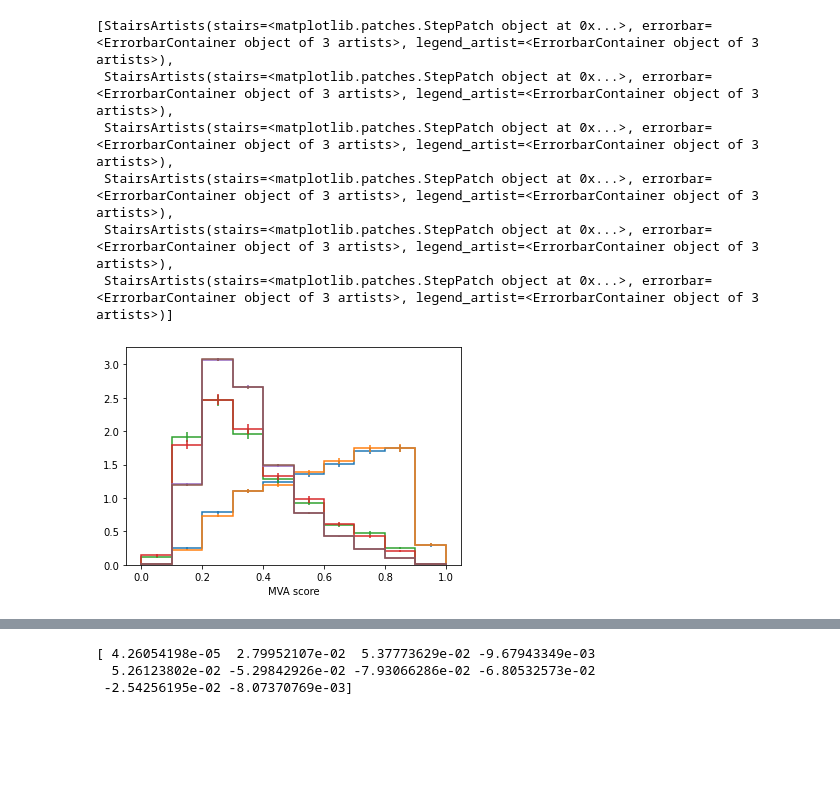
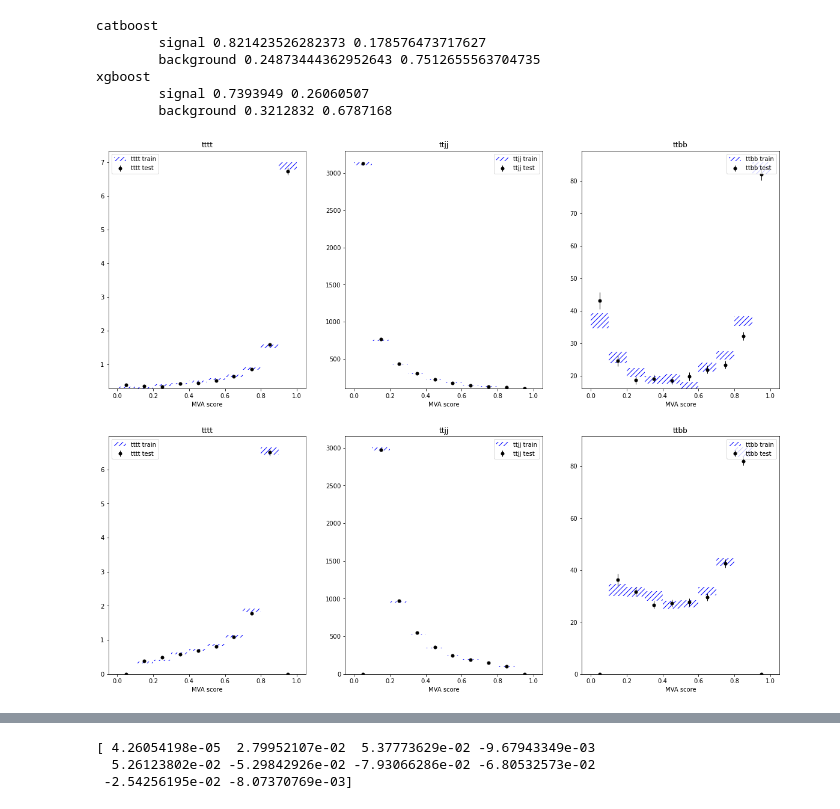
Before and after one commit to NJManganelli/FourTopNAOD, a Jupyter notebook: RDF/BDTTesting.ipynb, the cells around one changed output, grey strips where cells are left out. Saved outputs shown, nothing was run; the diff lists cells and outputs as text; code cells hidden in the pictures; blank space fills up the shorter version.

```diff
--- a/RDF/BDTTesting.ipynb
+++ b/RDF/BDTTesting.ipynb
@@ -932,14 +1090,18 @@ iterative_run = processor.Runner(
     maxchunks=None,
 )
 nmf = []
-if model_vLF is not None:
-    nmf.append(("vLF", model_vLF, TRAIN_vLF))
-if model_vHF is not None:
-    nmf.append(("vHF", model_vHF, TRAIN_vHF))
-if model_nested_layer1 is not None:
-    nmf.append(("nested_layer1", model_nested_layer1, TRAIN_nested_layer1))
-if model_nested_layer2 is not None:
-    nmf.append(("nested_layer2", model_nested_layer2, TRAIN_nested_layer2))
+for m_mode in opt_models:
+    for classifier in opt_models[m_mode]:
+        if opt_models[m_mode][classifier] is not None:
+            nmf.append((f"{classifier}_{mode}", opt_models[m_mode][classifier], model_inputs[m_mode][classifier]))
+#if model_vLF is not None:
+#    nmf.append(("vLF", model_vLF, TRAIN_vLF))
+#if model_vHF is not None:
+#    nmf.append(("vHF", model_vHF, TRAIN_vHF))
+#if model_nested_layer1 is not None:
+#    nmf.append(("nested_layer1", model_nested_layer1, TRAIN_nested_layer1))
+#if model_nested_layer2 is not None:
+#    nmf.append(("nested_layer2", model_nested_layer2, TRAIN_nested_layer2))
 out1 = iterative_run(
     fileset,
     treename="Events",
@@ -1053,13 +1163,48 @@ norm: 1.968079253927239
+# %%
+print("catboost")
+print("\tsignal", np.mean(results["sig"]['catboost_vLF'][:, 0]), np.mean(results["sig"]['catboost_vLF'][:, 1]))
+print("\tbackground", np.mean(results["bkg"]['catboost_vLF'][:, 0]), np.mean(results["bkg"]['catboost_vLF'][:, 1]))
+print("xgboost")
+print("\tsignal", np.mean(results["sig"]['xgboost_vLF'][:, 0]), np.mean(results["sig"]['xgboost_vLF'][:, 1]))
+print("\tbackground", np.mean(results["bkg"]['xgboost_vLF'][:, 0]), np.mean(results["bkg"]['xgboost_vLF'][:, 1]))
+# %% [output]
+catboost
+        signal 0.821423526282373 0.178576473717627
+        background 0.24873444362952643 0.7512655563704735
+xgboost
+        signal 0.7393949 0.26060507
+        background 0.3212832 0.6787168
 # %%
 test = out["hist"][{"era":"2018", "systematic": "nom", "channel":"ElMu"}]
-test[["tttt", "tttt_train", "ttbb", "ttbb_train", "ttjj", "ttjj_train"],
-     ['vHF'],
-     ...].project("mva", "dataset").plot(density=True)
+fig, axs = plt.subplots(2, 3, figsize=(20, 16))
+for i, model in enumerate(["catboost", "xgboost"]):
+    for j, sample in enumerate(["tttt", "ttjj", "ttbb"]):
+        h_train = test[[sample+"_train"], [model+'_'+mode], ...].project("mva")
+        h_test = test[[sample], [model+'_'+mode], ...].project("mva")
+        #axs[j].plot(h, style='fill')
+        axs[i, j].stairs(
+                edges=h_train.axes[0].edges,
+                baseline=h_train.values() - np.sqrt(h_train.variances()),
+                values=h_train.values() + np.sqrt(h_train.variances()),
+                hatch="///",
+                label=sample+" train",
+                facecolor="blue",
+                linewidth=0,
+                color="blue",
+            )
+        h_test.plot1d(
+                    ax=axs[i, j], histtype="errorbar", color="black", label=sample+" test"
+                )
+        axs[i, j].set_title(sample)
+        axs[i, j].legend()
+
+      #      components = self.background.plot1d(
+      #      ax=subpad,
+      #      stack=True,
+      #      overlay="process",
+      #      histtype="fill",
+      #      edgecolor=(0, 0, 0, 0.3),
+      #  )
+fig.savefig(f"{mode}_traintest_sigbkg.pdf", format="pdf")
 # %% [output]
-[StairsArtists(stairs=<matplotlib.patches.StepPatch object at 0x...>, errorbar=<ErrorbarContainer object of 3 artists>, legend_artist=<ErrorbarContainer object of 3 artists>),
- StairsArtists(stairs=<matplotlib.patches.StepPatch object at 0x...>, errorbar=<ErrorbarContainer object of 3 artists>, legend_artist=<ErrorbarContainer object of 3 artists>),
- StairsArtists(stairs=<matplotlib.patches.StepPatch object at 0x...>, errorbar=<ErrorbarContainer object of 3 artists>, legend_artist=<ErrorbarContainer object of 3 artists>),
- StairsArtists(stairs=<matplotlib.patches.StepPatch object at 0x...>, errorbar=<ErrorbarContainer object of 3 artists>, legend_artist=<ErrorbarContainer object of 3 artists>),
- StairsArtists(stairs=<matplotlib.patches.StepPatch object at 0x...>, errorbar=<ErrorbarContainer object of 3 artists>, legend_artist=<ErrorbarContainer object of 3 artists>),
- StairsArtists(stairs=<matplotlib.patches.StepPatch object at 0x...>, errorbar=<ErrorbarContainer object of 3 artists>, legend_artist=<ErrorbarContainer object of 3 artists>)]
-[figure, old version]
+[figure, new version]
```
Also changed, not shown: parts of 31 cells of this notebook.
